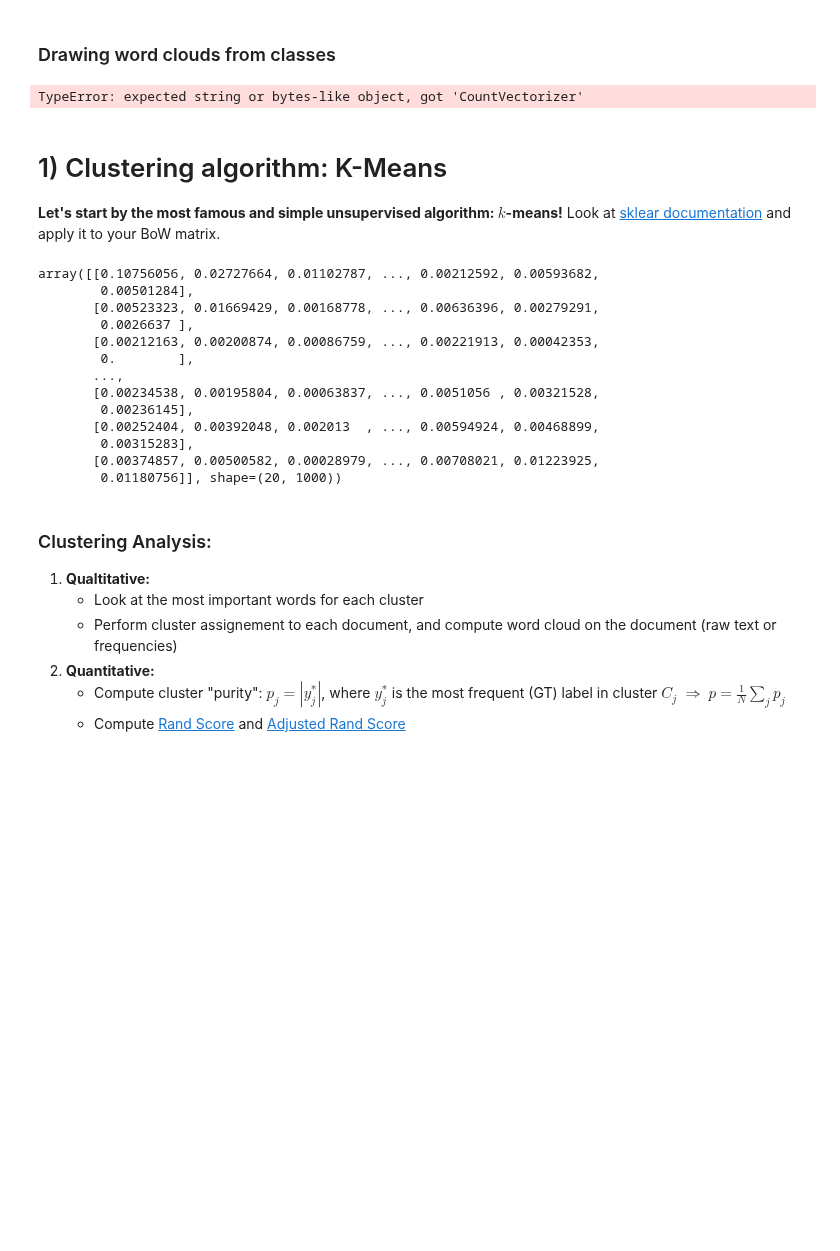
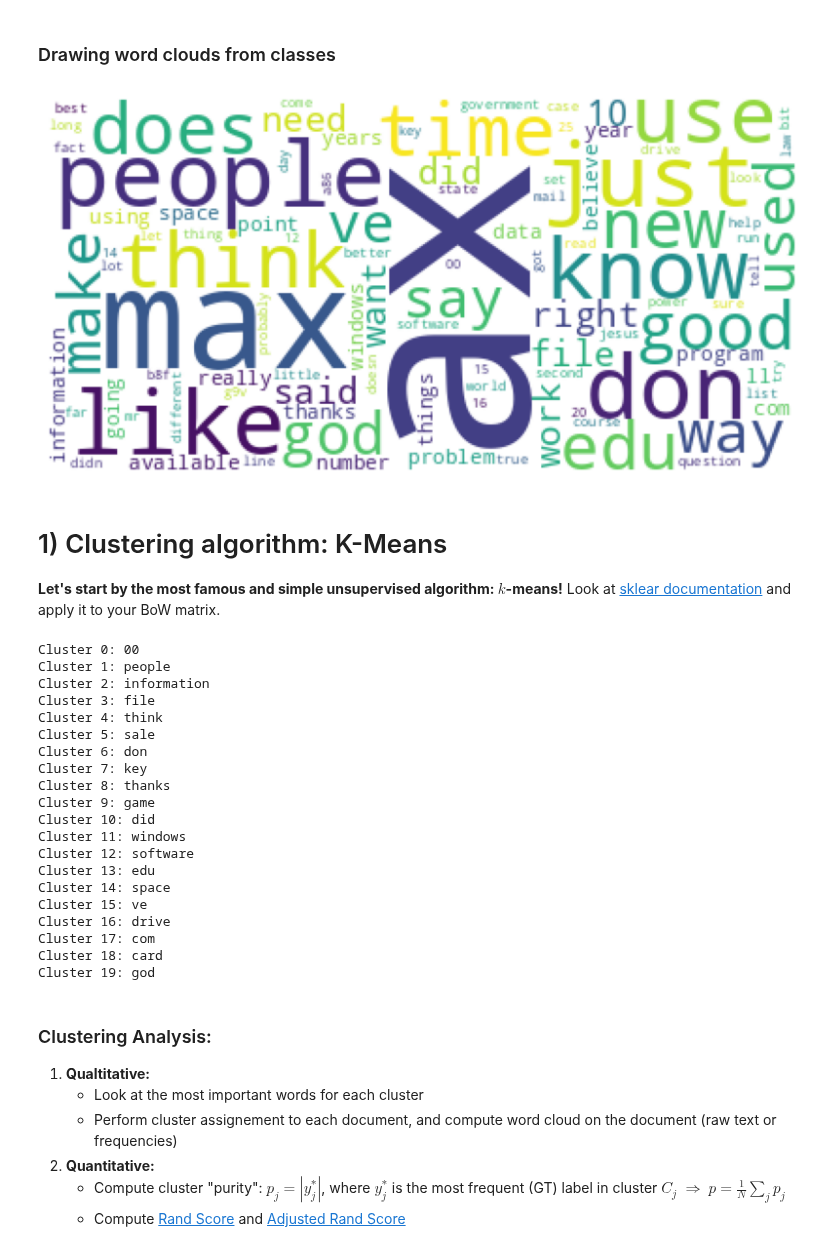
Before and after one commit to SharaineMALARVIJY/S2_Natural_Language_Processing, a Jupyter notebook: TP2/2b-Clustering.ipynb, the cells around one changed output. Cells and saved outputs as stored; diff of their text form; code cells hidden in the pictures; blank space fills up the shorter version.

```diff
--- a/TP2/2b-Clustering.ipynb
+++ b/TP2/2b-Clustering.ipynb
@@ -136,20 +137,28 @@ plt.axis("off")
 ### Use word clouds with generate\_from\_frequencies.
 N.B.: retrieve the most words frequencies using a CountVectorizer
 # %%
-# Cvectorizer = CountVectorizer(max_df=0.95, min_df=2, max_features=1000, stop_words='english')
-# X = Cvectorizer.fit(words)
+Cvectorizer = CountVectorizer(max_df=0.95, min_df=2, max_features=1000, stop_words='english')
+X = Cvectorizer.fit_transform(words)
 # %%
 # w = Cvectorizer.get_feature_names_out()
 # %% [markdown]
 ### Drawing word clouds from classes
 # %%
-# wordcloud = WordCloud(background_color='white', stopwords = STOPWORDS, max_words=100).generate(X)
+X = Cvectorizer.fit_transform(newsgroups_train.data)
 
-# plt.figure()
-# plt.imshow(wordcloud)
-# plt.axis("off")
+word_freq = np.asarray(X.sum(axis=0)).flatten()
+words = Cvectorizer.get_feature_names_out()
+
+freq_dict = dict(zip(words, word_freq))
+
+wordcloud = WordCloud(background_color="white", stopwords=STOPWORDS, max_words=100).generate_from_frequencies(freq_dict)
+
+plt.figure(figsize=(10, 5))
+plt.imshow(wordcloud)
+plt.axis("off")
+plt.show()
 # %% [output]
-TypeError: expected string or bytes-like object, got 'CountVectorizer'
+[figure, added]
 # %% [markdown]
 # 1) Clustering algorithm: K-Means
 
@@ -161,21 +170,42 @@ from sklearn.cluster import KMeans
 # your code here
 kmeans = KMeans(n_clusters=20, random_state=0, max_iter=10).fit(vectors)
 # Getting clusters:
-kmeans.cluster_centers_
+center = kmeans.cluster_centers_
+feature_names = vectorizer.get_feature_names_out()
+for i in range(20):
+    indice_max = np.argmax(center[i])
+    max_word = feature_names[indice_max]
+    print(f"Cluster {i}: {max_word}")
+
+
+
+# wordcloud = WordCloud(background_color="white", stopwords=STOPWORDS, max_words=100).generate(vectors)
+
+# plt.figure(figsize=(10, 5))
+# plt.imshow(wordcloud)
+# plt.axis("off")
+# plt.show()
 # %% [output]
-array([[0.10756056, 0.02727664, 0.01102787, ..., 0.00212592, 0.00593682,
-        0.00501284],
-       [0.00523323, 0.01669429, 0.00168778, ..., 0.00636396, 0.00279291,
-        0.0026637 ],
-       [0.00212163, 0.00200874, 0.00086759, ..., 0.00221913, 0.00042353,
-        0.        ],
-       ...,
-       [0.00234538, 0.00195804, 0.00063837, ..., 0.0051056 , 0.00321528,
-        0.00236145],
-       [0.00252404, 0.00392048, 0.002013  , ..., 0.00594924, 0.00468899,
-        0.00315283],
-       [0.00374857, 0.00500582, 0.00028979, ..., 0.00708021, 0.01223925,
-        0.01180756]], shape=(20, 1000))
+Cluster 0: 00
+Cluster 1: people
+Cluster 2: information
+Cluster 3: file
+Cluster 4: think
+Cluster 5: sale
+Cluster 6: don
+Cluster 7: key
+Cluster 8: thanks
+Cluster 9: game
+Cluster 10: did
+Cluster 11: windows
+Cluster 12: software
+Cluster 13: edu
+Cluster 14: space
+Cluster 15: ve
+Cluster 16: drive
+Cluster 17: com
+Cluster 18: card
+Cluster 19: god
 # %% [markdown]
 ### Clustering Analysis:
 1. **Qualtitative:**
```
Also changed, not shown: parts of 17 cells of this notebook.
